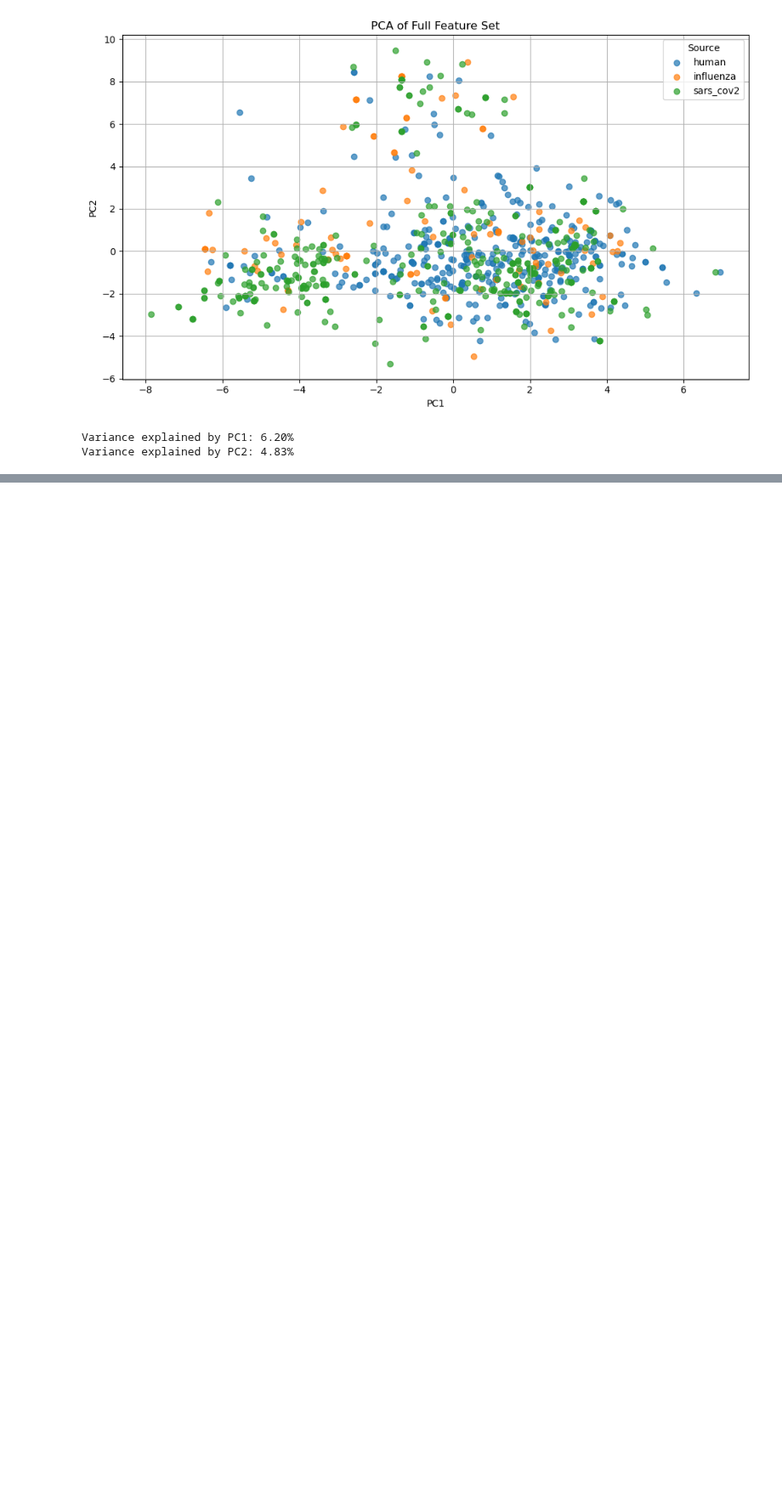
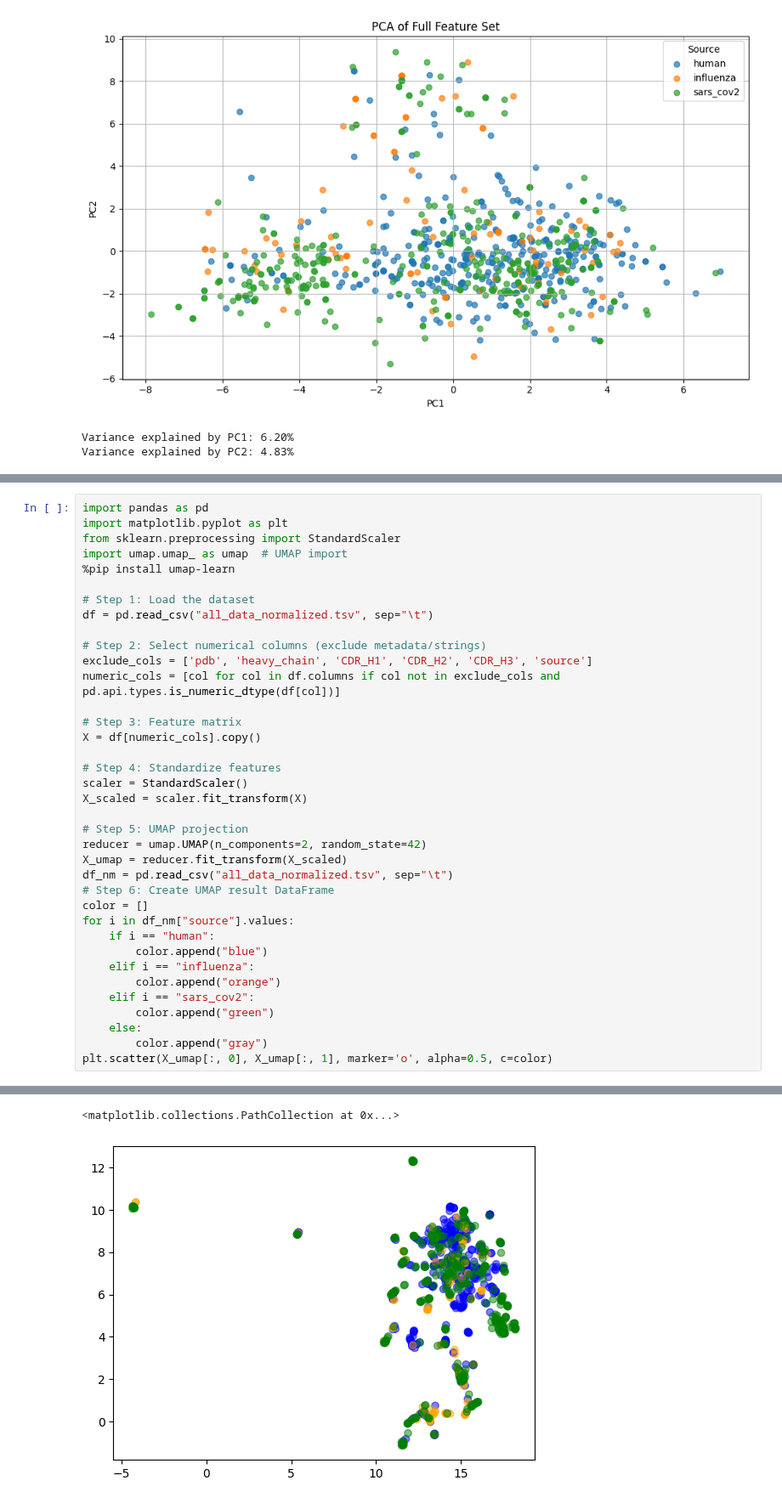
Before and after one commit to datascience-2025-group4/group04-team02, a Jupyter notebook: dataanalysis/05_PCA.ipynb, the cells around one changed output, grey strips where cells are left out. Shown at 85% size. Cells and saved outputs as stored; diff of their text form; blank space fills up the shorter version.

```diff
--- a/dataanalysis/05_PCA.ipynb
+++ b/dataanalysis/05_PCA.ipynb
@@ -52,0 +179,38 @@ Variance explained by PC2: 4.83%
+# %%
+import pandas as pd
+import matplotlib.pyplot as plt
+from sklearn.preprocessing import StandardScaler
+import umap.umap_ as umap  # UMAP import
+%pip install umap-learn
+
+# Step 1: Load the dataset
+df = pd.read_csv("all_data_normalized.tsv", sep="\t")
+
+# Step 2: Select numerical columns (exclude metadata/strings)
+exclude_cols = ['pdb', 'heavy_chain', 'CDR_H1', 'CDR_H2', 'CDR_H3', 'source']
+numeric_cols = [col for col in df.columns if col not in exclude_cols and pd.api.types.is_numeric_dtype(df[col])]
+
+# Step 3: Feature matrix
+X = df[numeric_cols].copy()
+
+# Step 4: Standardize features
+scaler = StandardScaler()
+X_scaled = scaler.fit_transform(X)
+
+# Step 5: UMAP projection
+reducer = umap.UMAP(n_components=2, random_state=42)
+X_umap = reducer.fit_transform(X_scaled)
+df_nm = pd.read_csv("all_data_normalized.tsv", sep="\t")
+# Step 6: Create UMAP result DataFrame
+color = []
+for i in df_nm["source"].values:
+    if i == "human":
+        color.append("blue")
+    elif i == "influenza":
+        color.append("orange")
+    elif i == "sars_cov2":
+        color.append("green")
+    else:
+        color.append("gray")
+plt.scatter(X_umap[:, 0], X_umap[:, 1], marker='o', alpha=0.5, c=color)
+# %% [output]
@@ -52,0 +229,2 @@ Variance explained by PC2: 4.83%
+<matplotlib.collections.PathCollection at 0x...>
+[figure, added]
```
Also changed, not shown: parts of 5 cells of this notebook, 6 other files.
